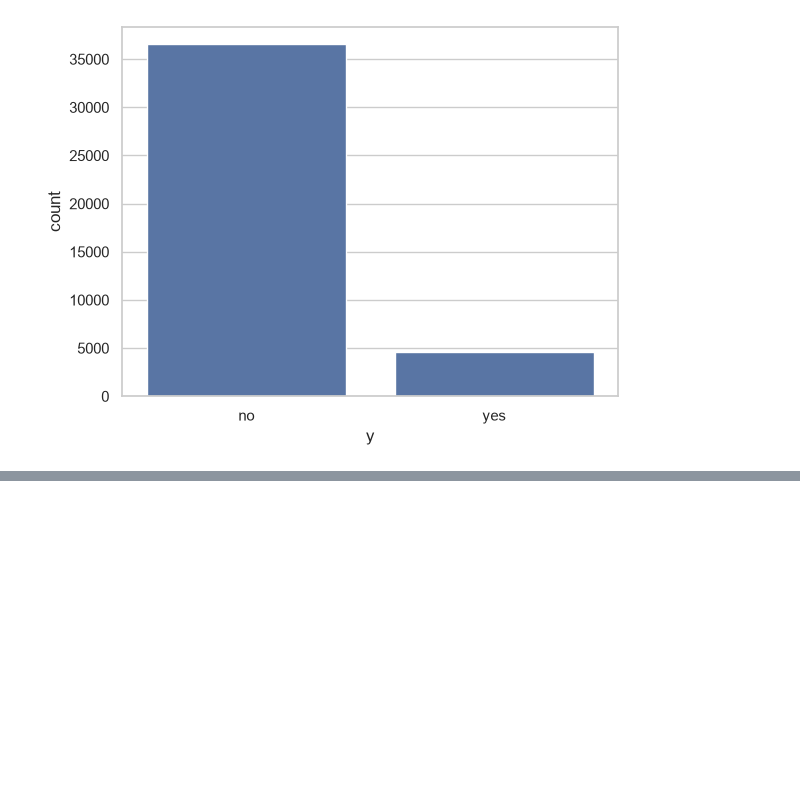
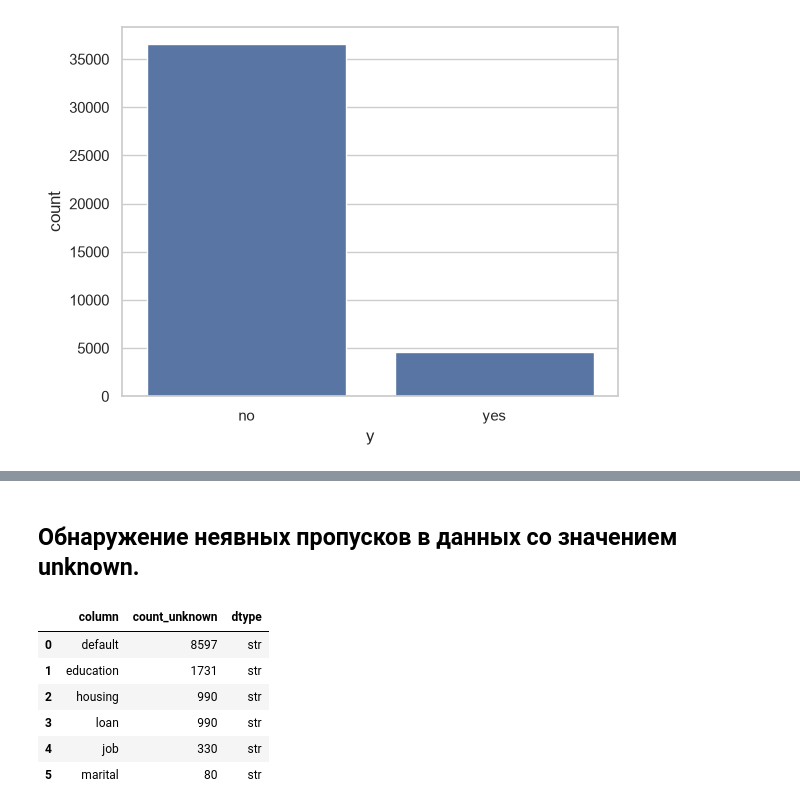
Before and after one commit to KgAmerlion/project_practice_team_1, a Jupyter notebook: Notebook.ipynb, the cells around one changed output, grey strips where cells are left out. Drawn from its saved outputs; the diff is of its cells as text; code cells hidden in the pictures; blank space fills up the shorter version.

```diff
--- a/Notebook.ipynb
+++ b/Notebook.ipynb
@@ -121,0 +158,21 @@ plt.show()
+# %% [markdown]
+## Обнаружение неявных пропусков в данных со значением unknown.
+# %%
+unk_counts = (df == "unknown").sum()
+unk_counts = unk_counts[unk_counts > 0].sort_values(ascending=False)
+
+implicit_na = pd.DataFrame({
+    "column":        unk_counts.index,
+    "count_unknown": unk_counts.values,
+    "dtype":         [df[c].dtype for c in unk_counts.index],
+}).reset_index(drop=True)
+
+implicit_na
+# %% [output]
+|  | column | count_unknown | dtype |
+| 0 | default | 8597 | str |
+| 1 | education | 1731 | str |
+| 2 | housing | 990 | str |
+| 3 | loan | 990 | str |
+| 4 | job | 330 | str |
+| 5 | marital | 80 | str |
```
Also changed, not shown: parts of 13 cells of this notebook.
